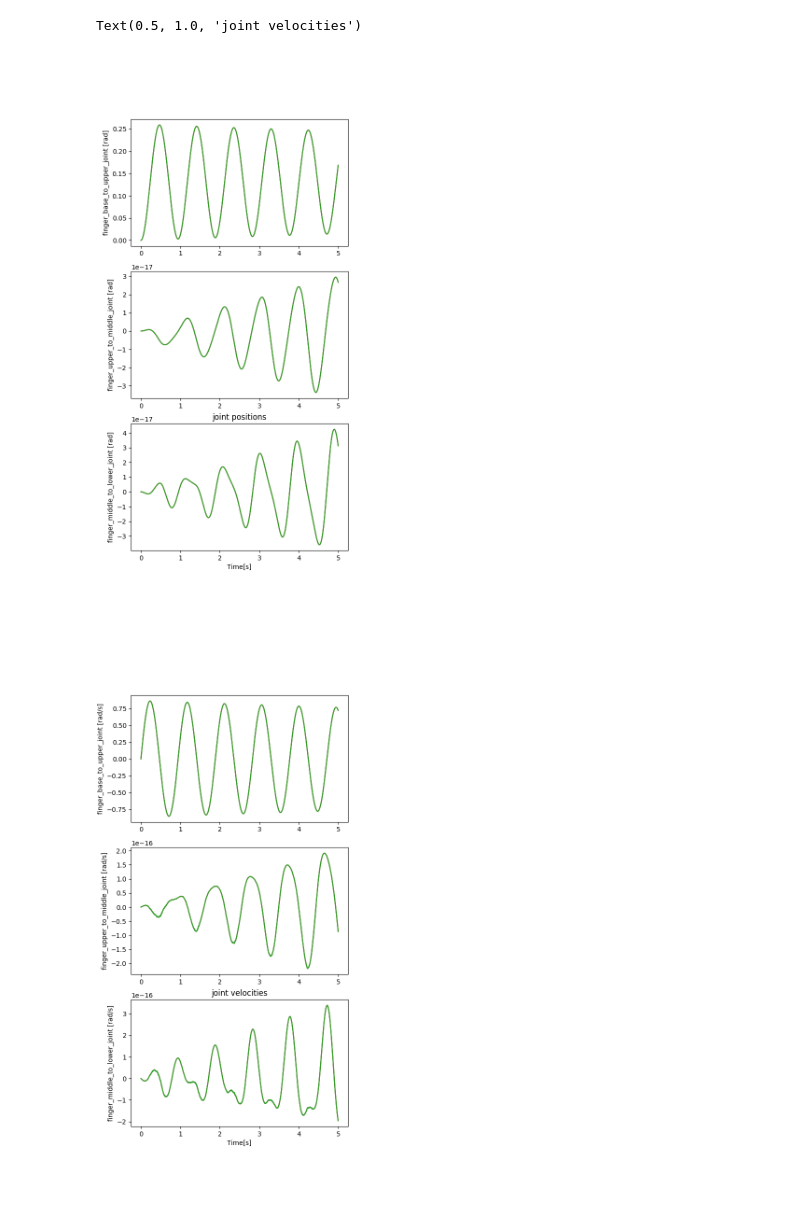
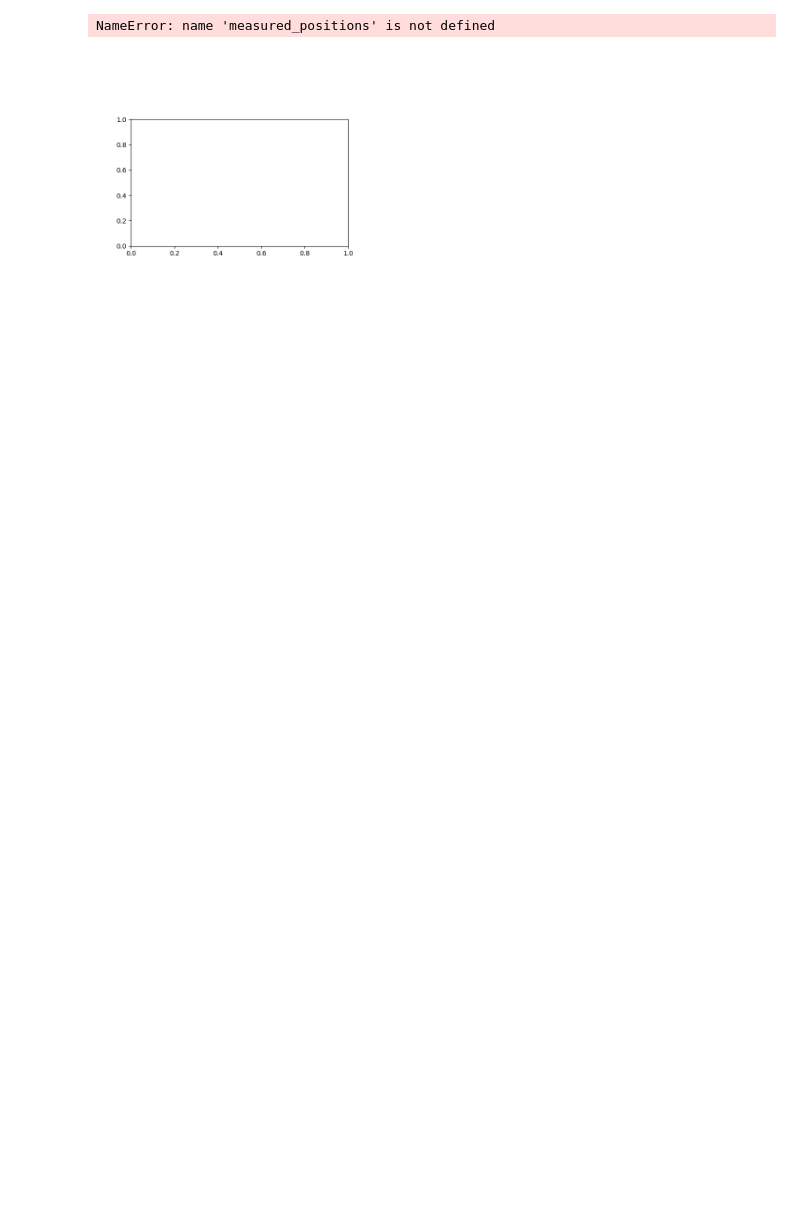
Before and after one commit to righetti/ROB2004, a Jupyter notebook: laboratory/Lab1/sensors_and_actuators.ipynb, the cells around one changed output. Saved outputs shown, nothing was run; the diff lists cells and outputs as text; code cells hidden in the pictures; blank space fills up the shorter version.

```diff
--- a/laboratory/Lab1/sensors_and_actuators.ipynb
+++ b/laboratory/Lab1/sensors_and_actuators.ipynb
@@ -18,13 +40,11 @@ import numpy as np
 import matplotlib as mp
 import matplotlib.pyplot as plt
 
-# we import the helper class / what we important depends on whether we use the real robot or not
-use_real_robot_computer = False
-use_real_robot = False
+# we import the helper class / we will use a similar class to work with the real robot
+use_real_robot = True
 
-if use_real_robot_computer:
+if use_real_robot:
     from nyu_finger import NYUFingerReal
-    from nyu_finger_sim.nyu_finger_simulator import NYUFingerSimulator
 else:
     from nyu_finger_simulator import NYUFingerSimulator
 # %% [output]
@@ -32,9 +51,0 @@ pybullet build time: Jan 31 2022 13:10:48
-# %%
-# we can now create a robot simulation
-if use_real_robot:
-    robot = NYUFingerReal()
-    robot.initialize('enp5s0f1')
-else:
-    robot = NYUFingerSimulator()
-    # we reset the simulation to the initial position we want to start from
-    robot.reset_state(np.array([0.0,0.0,0.0]))
@@ -43,3 +52,14 @@ else:
+# %%
+if use_real_robot:
+    # Triggers the real robot
+    # Don't forget to turn on the robot first !!!
+    robot = NYUFingerReal()
+    # Make sure that the motor number matches that on the robot
+    motor_number = np.array([1,2,3])
+    robot.initialize('ens1', motor_number)
+else:
+    # we can now create a robot simulation
+    robot = NYUFingerSimulator()
 # %%
 # we can now send a desired motor command and simulate the behavior of the robot
 # we send 0.1Nm on the first joint
@@ -47,7 +67,9 @@ else:
 
 # we simulate for 5 seconds
 run_time = 5.
-num_steps = int(run_time/robot.dt)
+dt = 0.001
+
+num_steps = int(run_time/dt)
 
 measured_positions = np.zeros([num_steps,3])
 measured_velocities = np.zeros_like(measured_positions)
@@ -57,7 +79,7 @@ time = np.zeros_like(measured_positions)
 ## this is our main control loop ##
 for i in range(num_steps):
     # get the current time
-    time[i] = robot.dt * i
+    time[i] = dt * i
 
     # we get the position and velocities of the joints
     q, dq = robot.get_state()
@@ -75,24 +97,25 @@ for i in range(num_steps):
 # %%
 # we plot the measured position and velocities of all the joints
 plt.figure(figsize=[6, 12])
+joint_names = ["HAA", "HFE", "KFE"]
+
 for i in range(3):
     plt.subplot(3,1,i+1)
     plt.plot(time, measured_positions[:,i])
-    plt.ylabel(robot.joint_names[i] + ' [rad]')
+    plt.ylabel(joint_names[i] + ' [rad]')
 plt.xlabel('Time[s]')
 plt.title('joint positions')
 
 plt.figure(figsize=[6, 12])
 for i in range(3):
     plt.subplot(3,1,i+1)
     plt.plot(time, measured_velocities[:,i])
-    plt.ylabel(robot.joint_names[i] + ' [rad/s]')
+    plt.ylabel(joint_names[i] + ' [rad/s]')
 plt.xlabel('Time[s]')
 plt.title('joint velocities')
 # %% [output]
-Text(0.5, 1.0, 'joint velocities')
+NameError: name 'measured_positions' is not defined
-[figure, old version]
+[figure, new version]
-[figure, removed]
 # %% [markdown]
 ## A typical control loop
 
```
Also changed, not shown: parts of 5 cells of this notebook, 3 other files.
